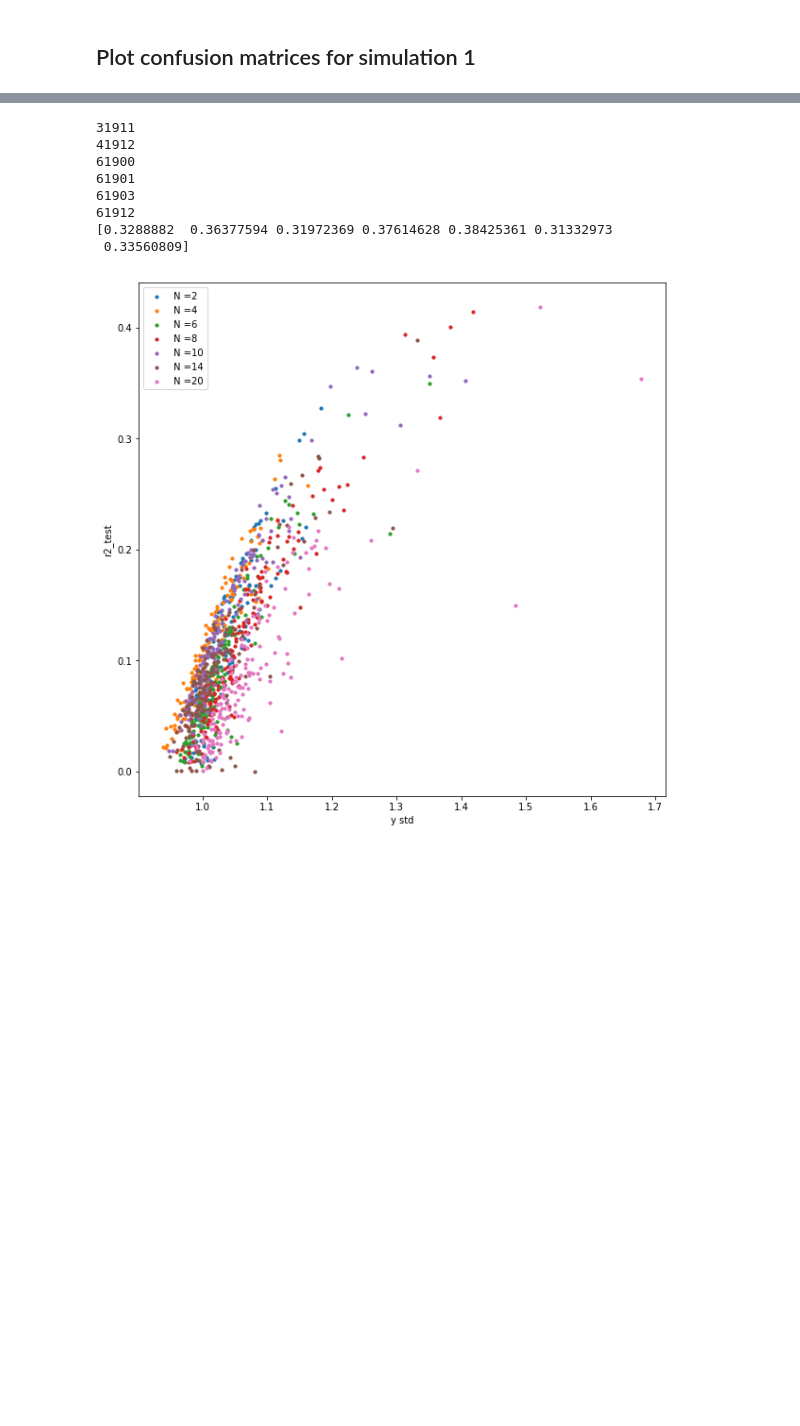
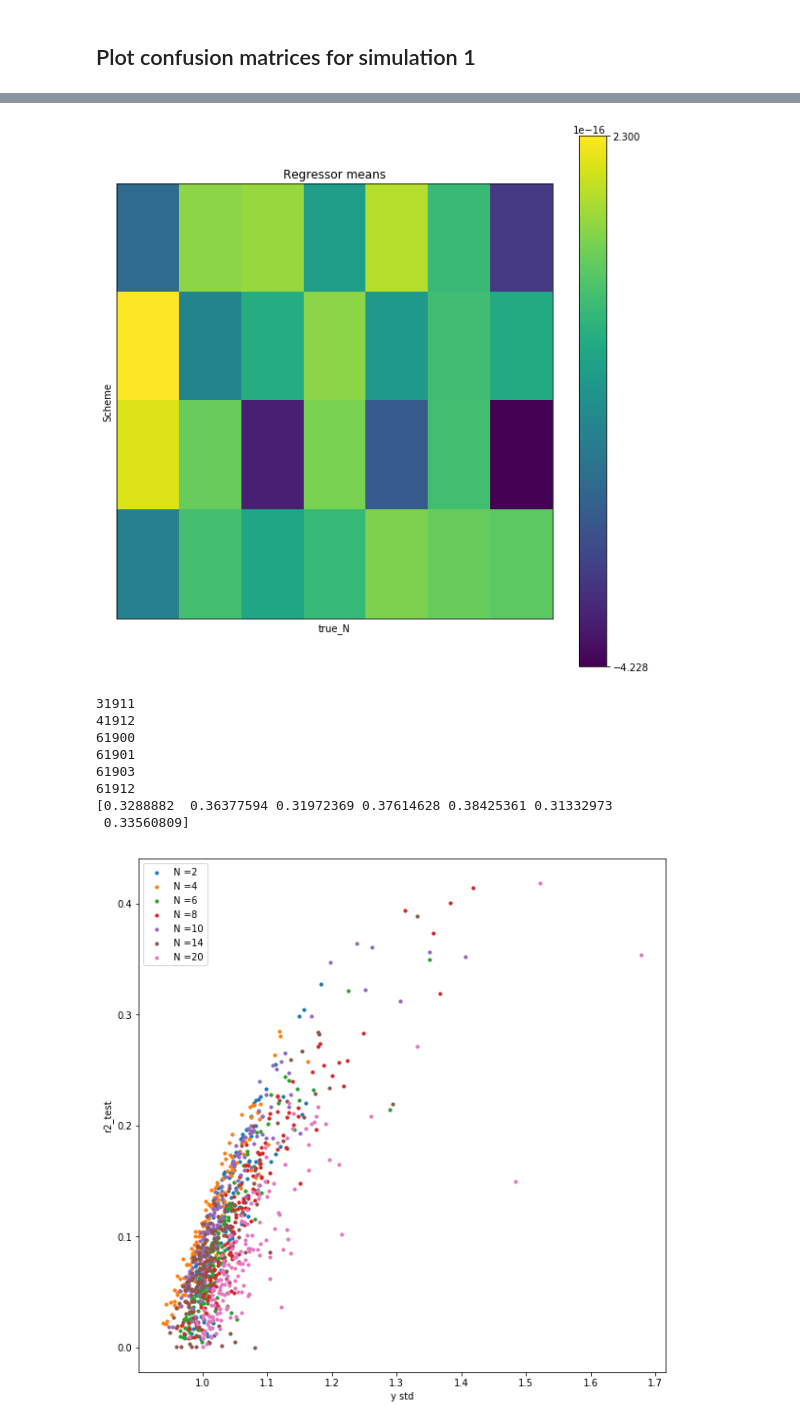
Before and after one commit to sebastiendemortain/neural-coding-of-probabilities, a Jupyter notebook: simulation_results.ipynb, the cells around one changed output, grey strips where cells are left out. Saved outputs shown, nothing was run; the diff lists cells and outputs as text; code cells hidden in the pictures; blank space fills up the shorter version.

```diff
--- a/simulation_results.ipynb
+++ b/simulation_results.ipynb
@@ -1043,21 +1047,21 @@ for k_scheme, k_fit_N, k_true_N, k_fraction, k_subject in itertools.product(rang
 # %%
 # Some reloading (run that if the loops have already been performed and results saved)
 # r2_test = np.load('output/results/r2_test_snr'+str(snr)+'.npy')
+# r2_true_test = np.load('output/results/r2_true_test_snr'+str(snr)+'.npy')
 # r2_train = np.load('output/results/r2_train_snr'+str(snr)+'.npy')
 # rho_test = np.load('output/results/rho_test_snr'+str(snr)+'.npy')
 # rho_train = np.load('output/results/rho_train_snr'+str(snr)+'.npy')
-# r2_true_test = np.load('output/results/r2_true_test_snr'+str(snr)+'.npy')
 # r2_true_train = np.load('output/results/r2_true_train_snr'+str(snr)+'.npy')
 # rho_true_test = np.load('output/results/rho_true_test_snr'+str(snr)+'.npy')
 # rho_true_train = np.load('output/results/rho_true_train_snr'+str(snr)+'.npy')
 
-for k_scheme, k_fit_N, k_true_N, k_fraction, k_subject, k_session in itertools.product(range(n_schemes), range(n_N)
-                                                            , range(n_N), range(n_fractions), range(n_subjects), range(n_sessions)):
-    if r2_true_test[k_scheme, k_fit_N, k_true_N, k_fraction, k_subject, k_session] < -3:
-        print('k_scheme ='+str(k_scheme)+'\nk_fit_N ='+str(k_fit_N)+'\nk_true_N ='+str(k_true_N)+'\nk_fraction ='+str(k_fraction)
-             +'\nk_subject = '+str(k_subject)+'\nk_session = '+str(k_session))
-        print('r2_test='+str(r2_test[k_scheme, k_fit_N, k_true_N, k_fraction, k_subject, k_session]))
-        print('r2_true_test='+str(r2_true_test[k_scheme, k_fit_N, k_true_N, k_fraction, k_subject, k_session])+'\n--------------')
+# for k_scheme, k_fit_N, k_true_N, k_fraction, k_subject, k_session in itertools.product(range(n_schemes), range(n_N)
+#                                                             , range(n_N), range(n_fractions), range(n_subjects), range(n_sessions)):
+#     if r2_true_test[k_scheme, k_fit_N, k_true_N, k_fraction, k_subject, k_session] < -3:
+#         print('k_scheme ='+str(k_scheme)+'\nk_fit_N ='+str(k_fit_N)+'\nk_true_N ='+str(k_true_N)+'\nk_fraction ='+str(k_fraction)
+#              +'\nk_subject = '+str(k_subject)+'\nk_session = '+str(k_session))
+#         print('r2_test='+str(r2_test[k_scheme, k_fit_N, k_true_N, k_fraction, k_subject, k_session]))
+#         print('r2_true_test='+str(r2_true_test[k_scheme, k_fit_N, k_true_N, k_fraction, k_subject, k_session])+'\n--------------')
 
 r2_raw_train_summary = np.zeros((n_schemes, n_N, n_N, n_fractions*n_subjects*n_sessions))
 r2_raw_test_summary = np.zeros((n_schemes, n_N, n_N, n_fractions*n_subjects*n_sessions))
@@ -1069,12 +1073,13 @@ rho_true_train_summary = np.zeros((n_schemes, n_N, n_N, n_fractions*n_subjects*n
 rho_true_test_summary = np.zeros((n_schemes, n_N, n_N, n_fractions*n_subjects*n_sessions))
 
 for k_scheme, k_fit_N, k_true_N in itertools.product(range(n_schemes), range(n_N), range(n_N)):
+
+    r2_raw_test_summary[k_scheme, k_fit_N, k_true_N, :] = r2_test[k_scheme, k_fit_N, k_true_N, :, :, :].flatten()
+    r2_true_test_summary[k_scheme, k_fit_N, k_true_N, :] = r2_true_test[k_scheme, k_fit_N, k_true_N, :, :, :].flatten()
     r2_raw_train_summary[k_scheme, k_fit_N, k_true_N, :] = r2_train[k_scheme, k_fit_N, k_true_N, :, :, :].flatten()
-    r2_raw_test_summary[k_scheme, k_fit_N, k_true_N, :] = r2_test[k_scheme, k_fit_N, k_true_N, :, :, :].flatten()
     rho_raw_train_summary[k_scheme, k_fit_N, k_true_N, :] = rho_train[k_scheme, k_fit_N, k_true_N, :, :, :].flatten()
     rho_raw_test_summary[k_scheme, k_fit_N, k_true_N, :] = rho_test[k_scheme, k_fit_N, k_true_N, :, :, :].flatten()
     r2_true_train_summary[k_scheme, k_fit_N, k_true_N, :] = r2_true_train[k_scheme, k_fit_N, k_true_N, :, :, :].flatten()
-    r2_true_test_summary[k_scheme, k_fit_N, k_true_N, :] = r2_true_test[k_scheme, k_fit_N, k_true_N, :, :, :].flatten()
     rho_true_train_summary[k_scheme, k_fit_N, k_true_N, :] = rho_true_train[k_scheme, k_fit_N, k_true_N, :, :, :].flatten()
     rho_true_test_summary[k_scheme, k_fit_N, k_true_N, :] = rho_true_test[k_scheme, k_fit_N, k_true_N, :, :, :].flatten()
 
@@ -1299,3 +1318,12 @@ r2 on true test set, sigmoid_ppc
+# %%
+# Compute mean over the regressors
+
+mean_over_X = np.zeros((n_schemes, n_N))
+
+for k_scheme, k_fit_N, k_subject, k_session in itertools.product(range(n_schemes), range(n_N), range(n_subjects), range(n_sessions)):
+    mean_over_X[k_scheme, k_fit_N] = np.mean(np.asarray(Xz[k_scheme][k_fit_N]).flatten()[0])
+# %% [output]
+[figure, added]
 # %%
 # Visualize amplitude of y_true compared to r2_true
 
```
Also changed, not shown: parts of 12 cells of this notebook, 1 other file.
